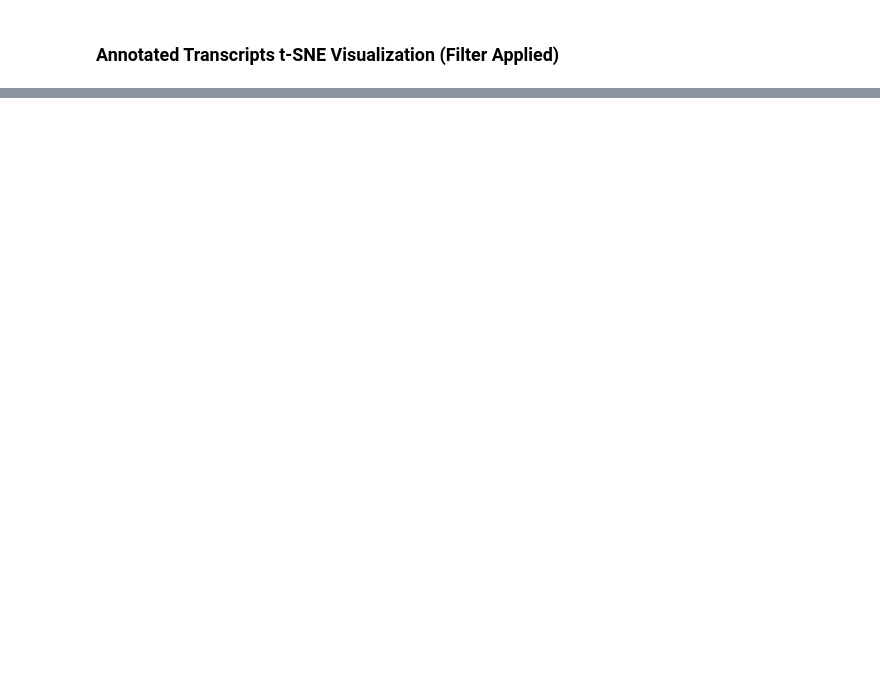
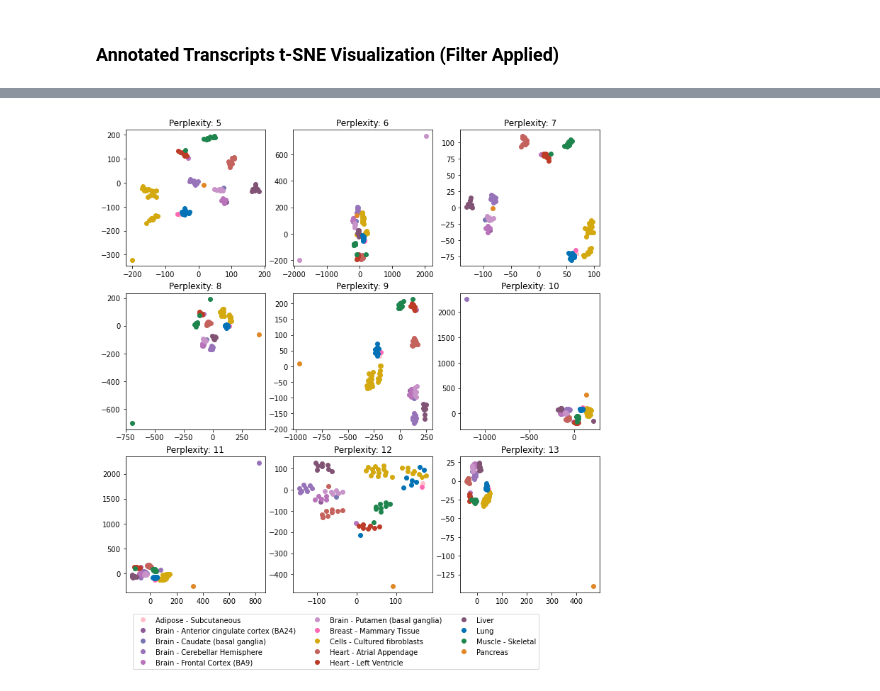
Before and after one commit to MingyiXia9717/gtex_v9_data_analysis, a Jupyter notebook: FLAIR/work_in_progress/flair_quant_tSNE.ipynb, the cells around one changed output, grey strips where cells are left out. Cells and saved outputs as stored; diff of their text form; code cells hidden in the pictures; blank space fills up the shorter version.

```diff
--- a/FLAIR/work_in_progress/flair_quant_tSNE.ipynb
+++ b/FLAIR/work_in_progress/flair_quant_tSNE.ipynb
@@ -278,0 +309,7 @@ test_perplexity(annotated_filtered_pc_initialized, annotated_perplexities_to_tes
+# %%
+annotated_transcript_express_tissue_clean_no_PCA = annotated_transcript_express_tissue_clean.iloc[:,2:] #transcript quantification data only
+annotated_transcript_express_tissue_clean_no_PCA = annotated_transcript_express_tissue_clean_no_PCA.astype('float') #change data type from object to numeric
+# %%
+test_perplexity(annotated_transcript_express_tissue_clean_no_PCA, annotated_perplexities_to_test_l1)
+# %% [output]
+[figure, added]
```
Also changed, not shown: parts of 23 cells of this notebook.
